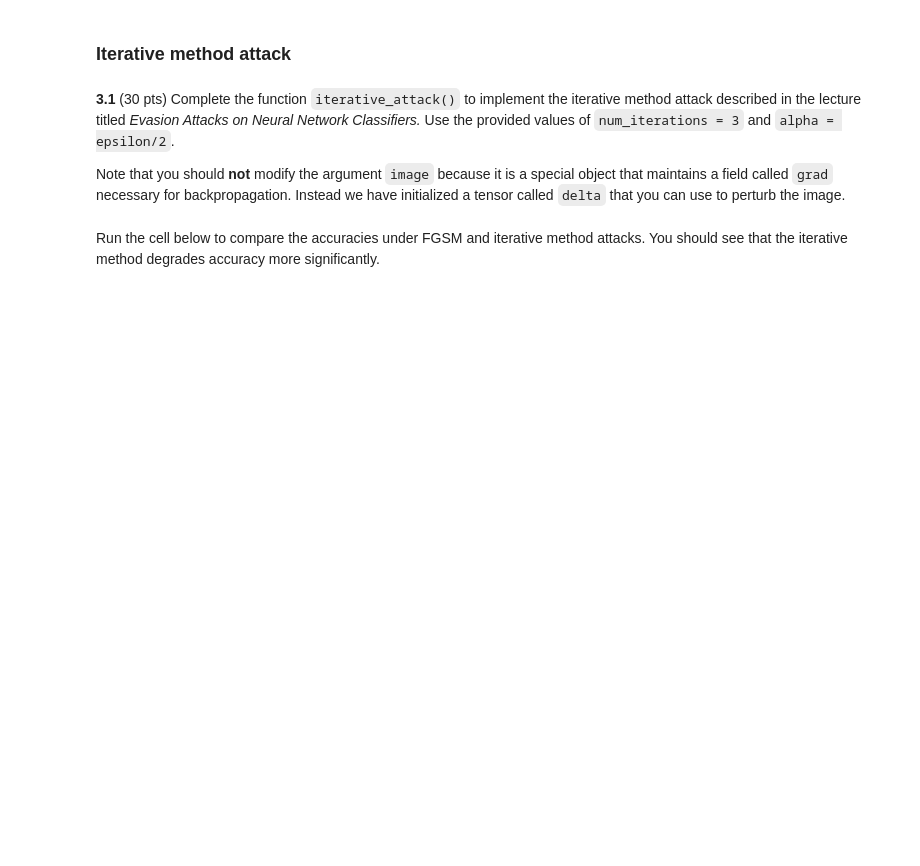
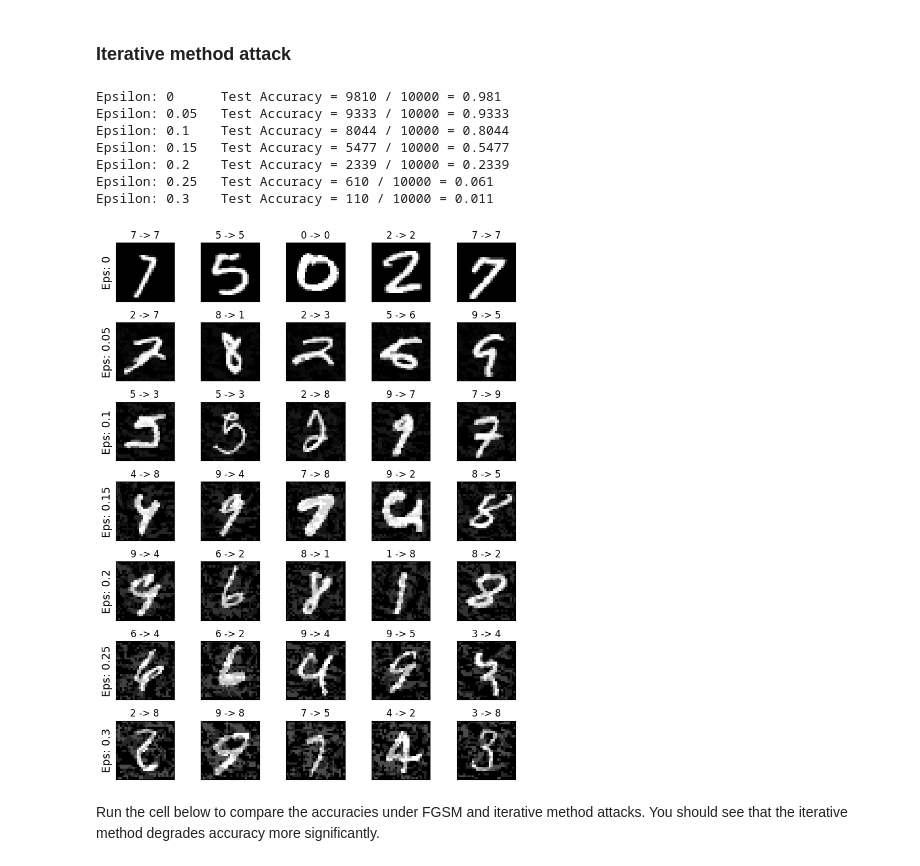
Before and after one commit to aitechroberts/ml_adversary, a Jupyter notebook: HW3.ipynb, the cells around one changed output. Drawn from its saved outputs; the diff is of its cells as text; code cells hidden in the pictures; blank space fills up the shorter version.

```diff
--- a/HW3.ipynb
+++ b/HW3.ipynb
@@ -433,6 +498,2 @@ display_examples(epsilons, examples_fgsm)
 # %% [markdown]
 ### Iterative method attack
-# %% [markdown]
-**3.1** (30 pts) Complete the function `iterative_attack()` to implement the iterative method attack described in the lecture titled *Evasion Attacks on Neural Network Classifiers.* Use the provided values of `num_iterations = 3` and `alpha = epsilon/2`.
-
-Note that you should **not** modify the argument `image` because it is a special object that maintains a field called `grad` necessary for backpropagation. Instead we have initialized a tensor called `delta` that you can use to perturb the image.
@@ -466,3 +500,70 @@ display_examples(epsilons, examples_iterative)
+# %%
+# Iterative method attack code
+def iterative_attack(image, target, epsilon):
+  num_iterations = 3
+  alpha = epsilon/2
+  delta = torch.zeros_like(image, requires_grad=True).to(device)
+
+  '''
+  The first step here is to use the initial values above and pass it through the
+  model, calculate the loss. Then zero_grad followed by backward to calculate
+  new gradient. Pretty normal, but for the attack we need the sign of the grad
+  to update the epsilon value and combine with the new delta perturbation of
+  the image.
+
+  VERY IMPORTANT. Delta will get a NoneType AttributeError unless you require
+  a gradient from it which I only found to work as an argument requires_grad = True.
+  Additionally, you can only change delta if you access the tensor with delta.data
+  as delta is not a leaf tensor
+  '''
+
+  # START EDITING HERE - DON'T REMOVE THIS COMMENT
+  for i in range(num_iterations):
+      # Zero the gradients of delta
+      if delta.grad is not None:
+          delta.grad.zero_()
+
+      # Forward pass: compute output with perturbed image
+      output = model(image + delta)
+
+      # Calculate loss
+      loss = F.nll_loss(output, target)
+
+      # Backward pass: compute gradients w.r.t. delta
+      loss.backward()
+
+      # Update delta: move in the direction of the gradient sign
+      delta.data = delta.data + alpha * delta.grad.data.sign()
+
+      # Clip delta to be within the epsilon ball
+      delta.data = torch.clamp(delta.data, -epsilon, epsilon)
+
+  # END EDITING HERE - DON'T REMOVE THIS COMMENT
+
+  # Return the perturbed image
+  perturbed_image = torch.clamp(image+delta, 0, 1)
+  return perturbed_image
+
+accuracies_iterative = []
+examples_iterative = []
+
+# Run test for each epsilon
+for eps in epsilons:
+  acc, ex = test(iterative_attack, model, device, test_loader, eps)
+  accuracies_iterative.append(acc)
+  examples_iterative.append(ex)
+
+# Plot several examples of adversarial samples at each epsilon
+display_examples(epsilons, examples_iterative)
+# %% [output]
+Epsilon: 0      Test Accuracy = 9810 / 10000 = 0.981
+Epsilon: 0.05   Test Accuracy = 9333 / 10000 = 0.9333
+Epsilon: 0.1    Test Accuracy = 8044 / 10000 = 0.8044
+Epsilon: 0.15   Test Accuracy = 5477 / 10000 = 0.5477
+Epsilon: 0.2    Test Accuracy = 2339 / 10000 = 0.2339
+Epsilon: 0.25   Test Accuracy = 610 / 10000 = 0.061
+Epsilon: 0.3    Test Accuracy = 110 / 10000 = 0.011
+[figure, added]
 # %% [markdown]
 Run the cell below to compare the accuracies under FGSM and iterative method attacks. You should see that the iterative method degrades accuracy more significantly.
 # %%
```
Also changed, not shown: parts of 8 cells of this notebook.
